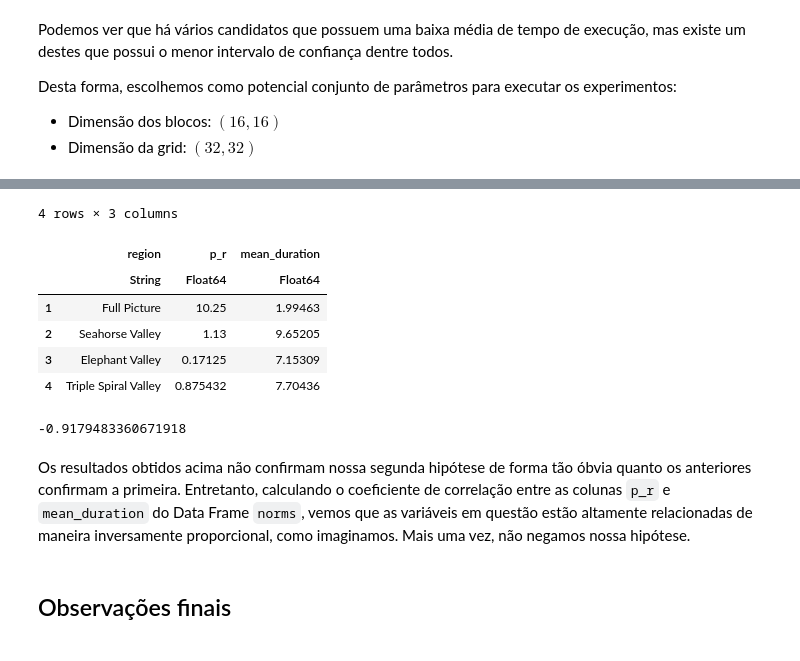
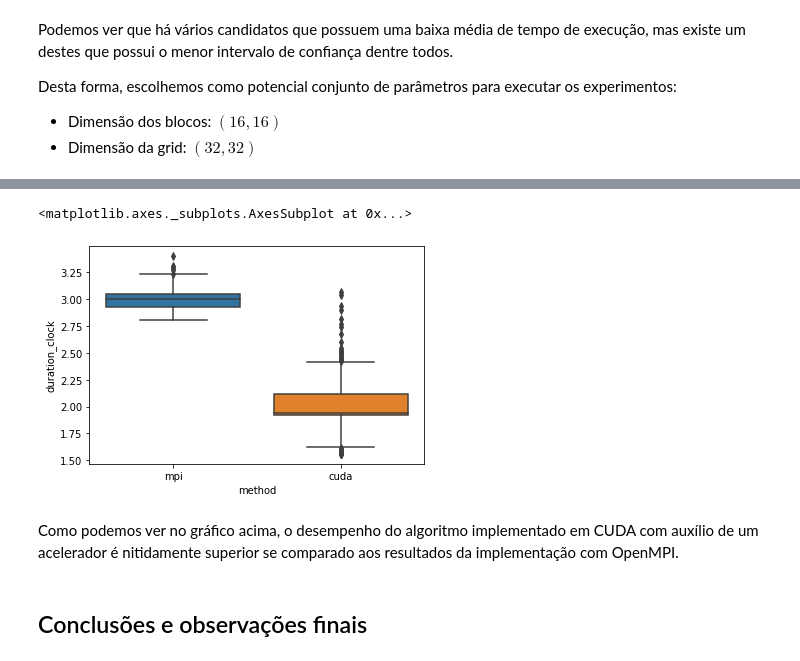
Before and after one commit to martinoni/parallel-ep2, a Jupyter notebook: ep2/src/Report.ipynb, the cells around one changed output, grey strips where cells are left out. Drawn from its saved outputs; the diff is of its cells as text; code cells hidden in the pictures.

```diff
--- a/ep2/src/Report.ipynb
+++ b/ep2/src/Report.ipynb
@@ -510,35 +371,11 @@ Para fazer algum tipo de verificação para nossa segunda hipótese, temos de ob
-# %%
-norms=DataFrame(region=String[],
-                p_r=Float64[],
-                mean_duration=Float64[])
-for tuple in regions
-    max=0
-        for i1 in 1:length(tuple[2])
-            for i2 in 1:length(tuple[2])
-                if i1 != i2
-                    norm = tuple[2][i1]^2+tuple[2][i2]^2
-                    if norm > max
-                            max=norm
-                    end
-                end
-            end
-        end
-    append!(norms,DataFrame(region=tuple[1],p_r=max,mean_duration=mean(parsed_results[parsed_results.region.==tuple[1],:].mean_duration_mono)))
-end
-norms
-# %% [output]
-4 rows × 3 columns
-|  | region | p_r | mean_duration |
-|  | String | Float64 | Float64 |
-| 1 | Full Picture | 10.25 | 1.99463 |
-| 2 | Seahorse Valley | 1.13 | 9.65205 |
-| 3 | Elephant Valley | 0.17125 | 7.15309 |
-| 4 | Triple Spiral Valley | 0.875432 | 7.70436 |
-# %%
-cor(norms.norm,norms.mean_duration)
-# %% [output]
--0.9179483360671918
-# %% [markdown]
-Os resultados obtidos acima não confirmam nossa segunda hipótese de forma tão óbvia quanto os anteriores confirmam a primeira. Entretanto, calculando o coeficiente de correlação entre as colunas `p_r` e `mean_duration` do Data Frame `norms`, vemos que as variáveis em questão estão altamente relacionadas de maneira inversamente proporcional, como imaginamos. Mais uma vez, não negamos nossa hipótese.
+# %%
+brute_bests = pd.read_csv('testes_brutos_melhores.csv')
+# %%
+seaborn.boxplot(x=brute_bests['method'], y=brute_bests['duration_clock'].astype('float'))
+# %% [output]
+<matplotlib.axes._subplots.AxesSubplot at 0x...>
+[figure, added]
+# %% [markdown]
+Como podemos ver no gráfico acima, o desempenho do algoritmo implementado em CUDA com auxílio de um acelerador é nitidamente superior se comparado aos resultados da implementação com OpenMPI.
 # %% [markdown]
-## Observações finais
+## Conclusões e observações finais
```
Also changed, not shown: parts of 17 cells of this notebook, 3 other files.
